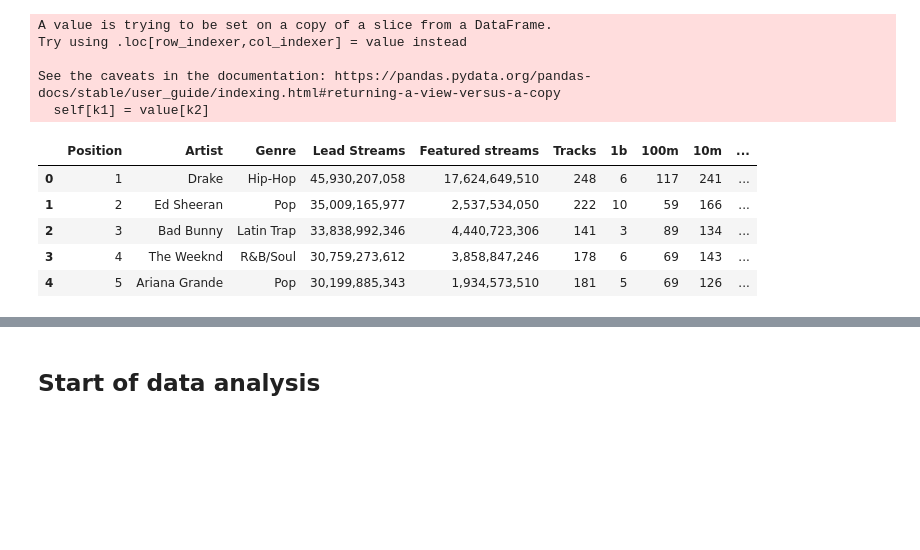
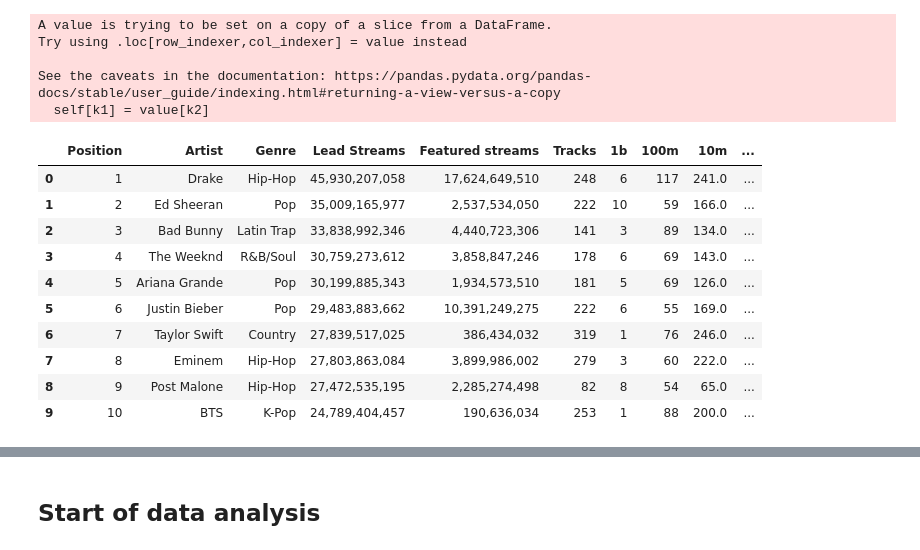
Before and after one commit to dianaagustinaf/spotidata-project, a Jupyter notebook: Artist_Data_Analysis.ipynb, the cells around one changed output, grey strips where cells are left out. Saved outputs shown, nothing was run; the diff lists cells and outputs as text; code cells hidden in the pictures; blank space fills up the shorter version.

```diff
--- a/Artist_Data_Analysis.ipynb
+++ b/Artist_Data_Analysis.ipynb
@@ -163,14 +163,19 @@ See the caveats in the documentation: https://pandas.pydata.org/pandas-docs/stab
   self[k1] = value[k2]
 # %%
 # Check if % has been removed
-artist_df.head()
+artist_df.head(10)
 # %% [output]
 |  | Position | Artist | Genre | Lead Streams | Featured streams | Tracks | 1b | 100m | 10m | ... |
-| 0 | 1 | Drake | Hip-Hop | 45,930,207,058 | 17,624,649,510 | 248 | 6 | 117 | 241 | ... |
-| 1 | 2 | Ed Sheeran | Pop | 35,009,165,977 | 2,537,534,050 | 222 | 10 | 59 | 166 | ... |
-| 2 | 3 | Bad Bunny | Latin Trap | 33,838,992,346 | 4,440,723,306 | 141 | 3 | 89 | 134 | ... |
-| 3 | 4 | The Weeknd | R&B/Soul | 30,759,273,612 | 3,858,847,246 | 178 | 6 | 69 | 143 | ... |
-| 4 | 5 | Ariana Grande | Pop | 30,199,885,343 | 1,934,573,510 | 181 | 5 | 69 | 126 | ... |
+| 0 | 1 | Drake | Hip-Hop | 45,930,207,058 | 17,624,649,510 | 248 | 6 | 117 | 241.0 | ... |
+| 1 | 2 | Ed Sheeran | Pop | 35,009,165,977 | 2,537,534,050 | 222 | 10 | 59 | 166.0 | ... |
+| 2 | 3 | Bad Bunny | Latin Trap | 33,838,992,346 | 4,440,723,306 | 141 | 3 | 89 | 134.0 | ... |
+| 3 | 4 | The Weeknd | R&B/Soul | 30,759,273,612 | 3,858,847,246 | 178 | 6 | 69 | 143.0 | ... |
+| 4 | 5 | Ariana Grande | Pop | 30,199,885,343 | 1,934,573,510 | 181 | 5 | 69 | 126.0 | ... |
+| 5 | 6 | Justin Bieber | Pop | 29,483,883,662 | 10,391,249,275 | 222 | 6 | 55 | 169.0 | ... |
+| 6 | 7 | Taylor Swift | Country | 27,839,517,025 | 386,434,032 | 319 | 1 | 76 | 246.0 | ... |
+| 7 | 8 | Eminem | Hip-Hop | 27,803,863,084 | 3,899,986,002 | 279 | 3 | 60 | 222.0 | ... |
+| 8 | 9 | Post Malone | Hip-Hop | 27,472,535,195 | 2,285,274,498 | 82 | 8 | 54 | 65.0 | ... |
+| 9 | 10 | BTS | K-Pop | 24,789,404,457 | 190,636,034 | 253 | 1 | 88 | 200.0 | ... |
 # %%
 artist_df.info()
 # %% [output]
```
Also changed, not shown: parts of 57 cells of this notebook.
